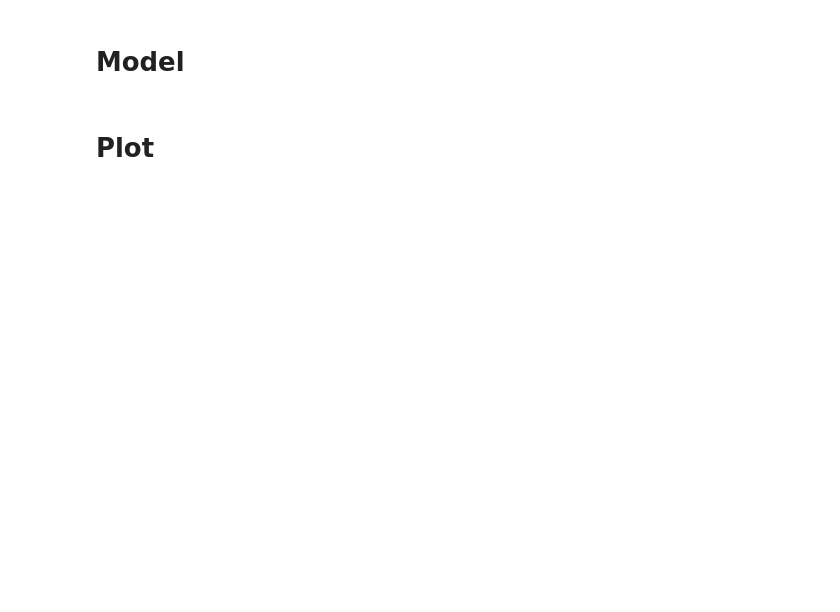
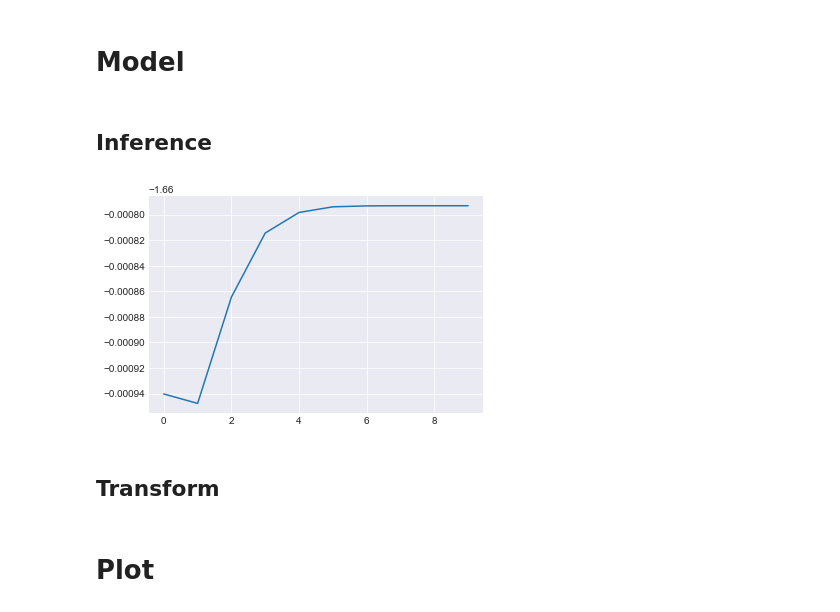
Before and after one commit to rnagumo/vae_exmple, a Jupyter notebook: notes/pca.ipynb, the cells around one changed output. Cells and saved outputs as stored; diff of their text form; code cells hidden in the pictures; blank space fills up the shorter version.

```diff
--- a/notes/pca.ipynb
+++ b/notes/pca.ipynb
@@ -66,5 +71,7 @@ plt.show()
 # Model
 # %%
 pca = PCA(x_dim, z_dim, n_dim)
+# %% [markdown]
+## Inference
 # %%
-pca.inference({"x": x}, max_iter=30)
+evidence_list = pca.inference({"x": x})
@@ -72,0 +78,7 @@ sample = pca.sample({"x": x})
+# %%
+plt.plot(evidence_list)
+plt.show()
+# %% [output]
+[figure, added]
+# %% [markdown]
+## Transform
```
Also changed, not shown: parts of 11 cells of this notebook, 2 other files.
